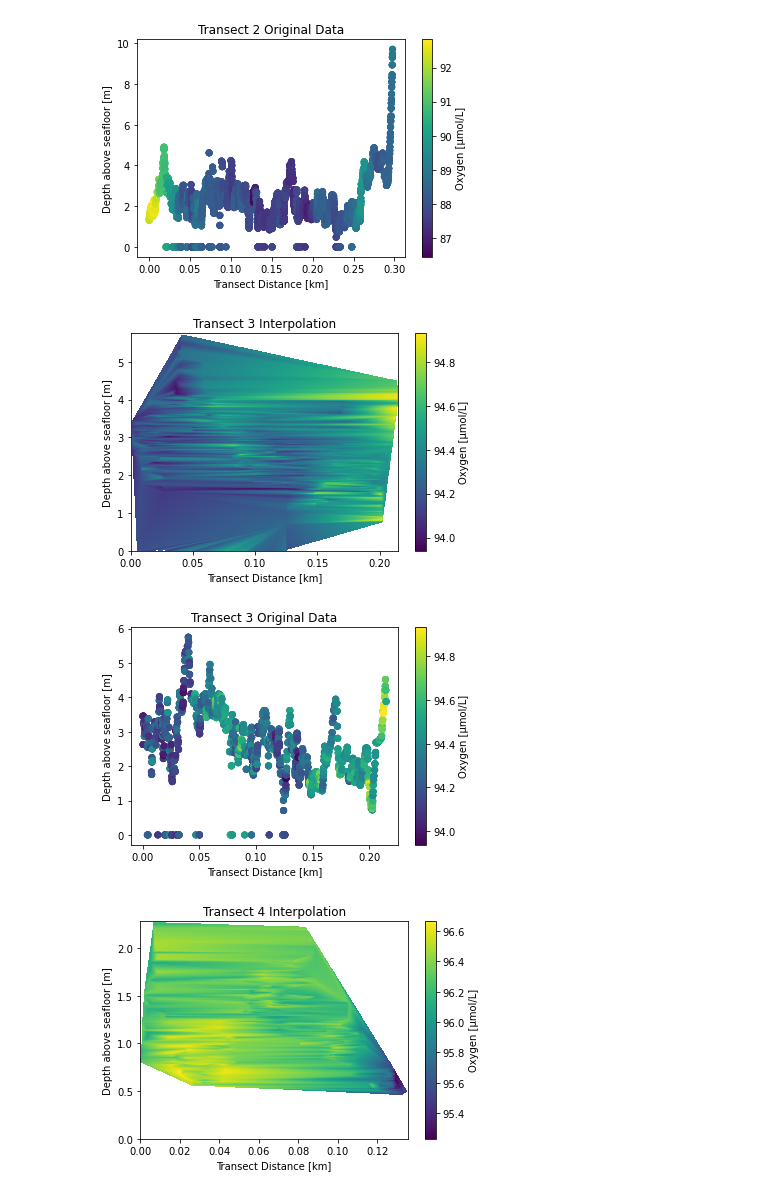
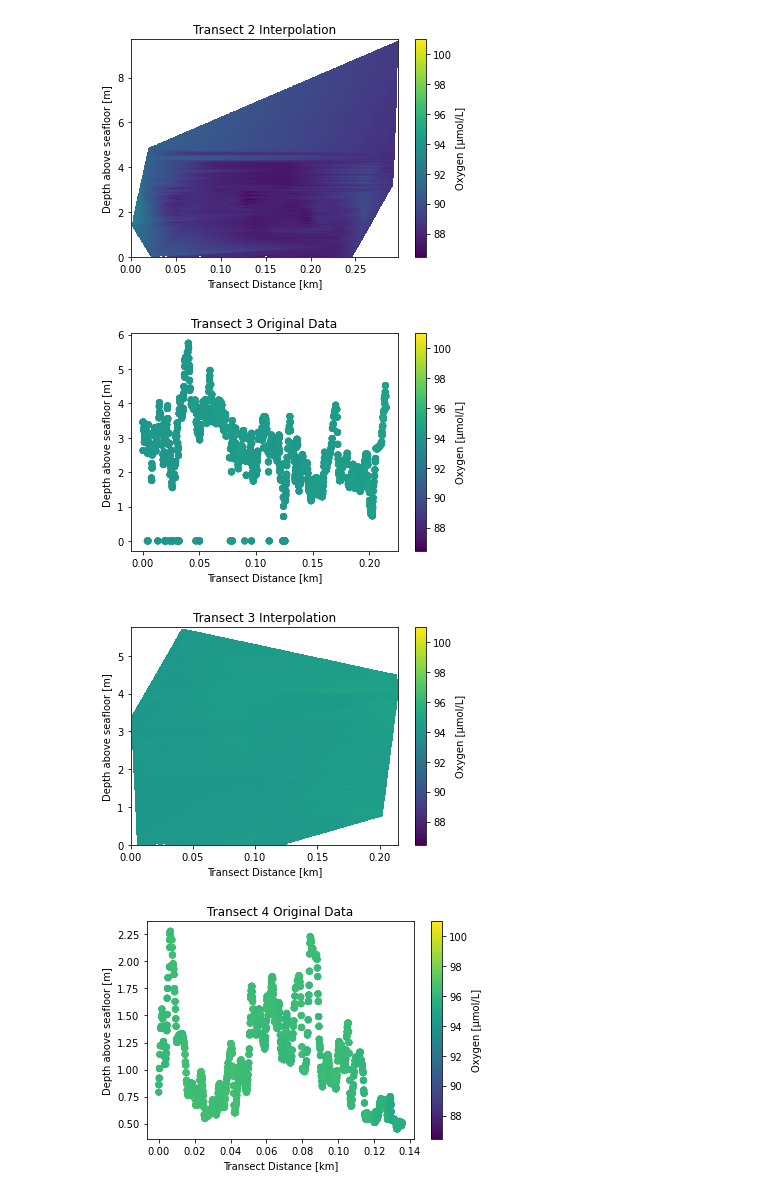
Before and after one commit to isaakh12/final_project, a Jupyter notebook: final_project.ipynb, the cells around one changed output. Drawn from its saved outputs; the diff is of its cells as text; code cells hidden in the pictures.

```diff
--- a/final_project.ipynb
+++ b/final_project.ipynb
@@ -12,11 +36,14 @@ def create_datasets(df, transect_number):
     numpy_long = pd.Series.to_numpy(transect['longitude'])
     numpy_lat = pd.Series.to_numpy(transect['latitude'])
     numpy_dist = np.zeros([len(numpy_long), 1])
-    haver = haversine(numpy_lat, numpy_long)
+    haver = util.haversine(numpy_lat, numpy_long)
     numpy_dist[0] = 0.0
     for i in range(1,len(numpy_long)):
         numpy_dist[i] = numpy_dist[i-1] + haver[i-1]
+    #transect.loc[:,'distance'] = numpy_dist
     transect['distance'] = numpy_dist
     grid_x, grid_y = np.mgrid[0:max(transect['distance']):1000j, 0:max(transect['rangetobot']):1000j]
     oxy_interp = griddata((transect['distance'], transect['rangetobot']), transect['oxygen'], (grid_x, grid_y), method='linear')
-    return transect, oxy_interp
+    min_oxy = min(df['oxygen'])
+    max_oxy = max(df['oxygen'])
+    return transect, oxy_interp, min_oxy, max_oxy
@@ -23,17 +52,21 @@ def create_datasets(df, transect_number):
 # %%
-def make_plots(subset_df, oxy_df, transect_number):
+def make_plots(subset_df, oxy_df, transect_number, min_oxy, max_oxy):
+    plt.figure()
+    plt.scatter(subset_df['distance'], subset_df['rangetobot'], c=subset_df['oxygen'])
+    plt.clim(min_oxy, max_oxy)
+    plt.colorbar(label = "Oxygen [\u03BCmol/L]")
+    plt.title("Transect {:d} Original Data".format(transect_number))
+    plt.xlabel("Transect Distance [km]")
+    plt.ylabel("Depth above seafloor [m]")
+    plt.show()
+
     plt.figure()
     plt.imshow(oxy_df.T, extent=(0,max(subset_df['distance']),0,max(subset_df['rangetobot'])), origin='lower', aspect = 'auto', cmap='viridis')
+    plt.clim(min_oxy, max_oxy)
     plt.colorbar(label = "Oxygen [\u03BCmol/L]")
     plt.title("Transect {:d} Interpolation".format(transect_number))
     plt.xlabel("Transect Distance [km]")
     plt.ylabel("Depth above seafloor [m]")
     plt.show()
 
-    plt.figure()
-    plt.scatter(subset_df['distance'], subset_df['rangetobot'], c=subset_df['oxygen'])
-    plt.colorbar(label = "Oxygen [\u03BCmol/L]")
-    plt.title("Transect {:d} Original Data".format(transect_number))
-    plt.xlabel("Transect Distance [km]")
-    plt.ylabel("Depth above seafloor [m]")
-    plt.show()
+## QUESTION: HOW DO I FACET PLOTS? E.g each row is either original data or interpolation and each column is a transect
@@ -40,7 +75,7 @@ def make_plots(subset_df, oxy_df, transect_number):
 # %%
 for i in np.unique(df['transect']):
-    transect, oxy_interp = create_datasets(df, i)
-    make_plots(transect, oxy_interp, i)
+    transect, oxy_interp, min_oxy, max_oxy = create_datasets(df, i)
+    make_plots(transect, oxy_interp, i, min_oxy, max_oxy)
 # %% [output]
 A value is trying to be set on a copy of a slice from a DataFrame.
 Try using .loc[row_indexer,col_indexer] = value instead
@@ -53,4 +88,4 @@ See the caveats in the documentation: https://pandas.pydata.org/pandas-docs/stab
-[figure, old version]
+[figure, new version]
-[figure, old version]
+[figure, new version]
-[figure, old version]
+[figure, new version]
-[figure, old version]
+[figure, new version]
```
Also changed, not shown: parts of 23 cells of this notebook, 3 other files.
